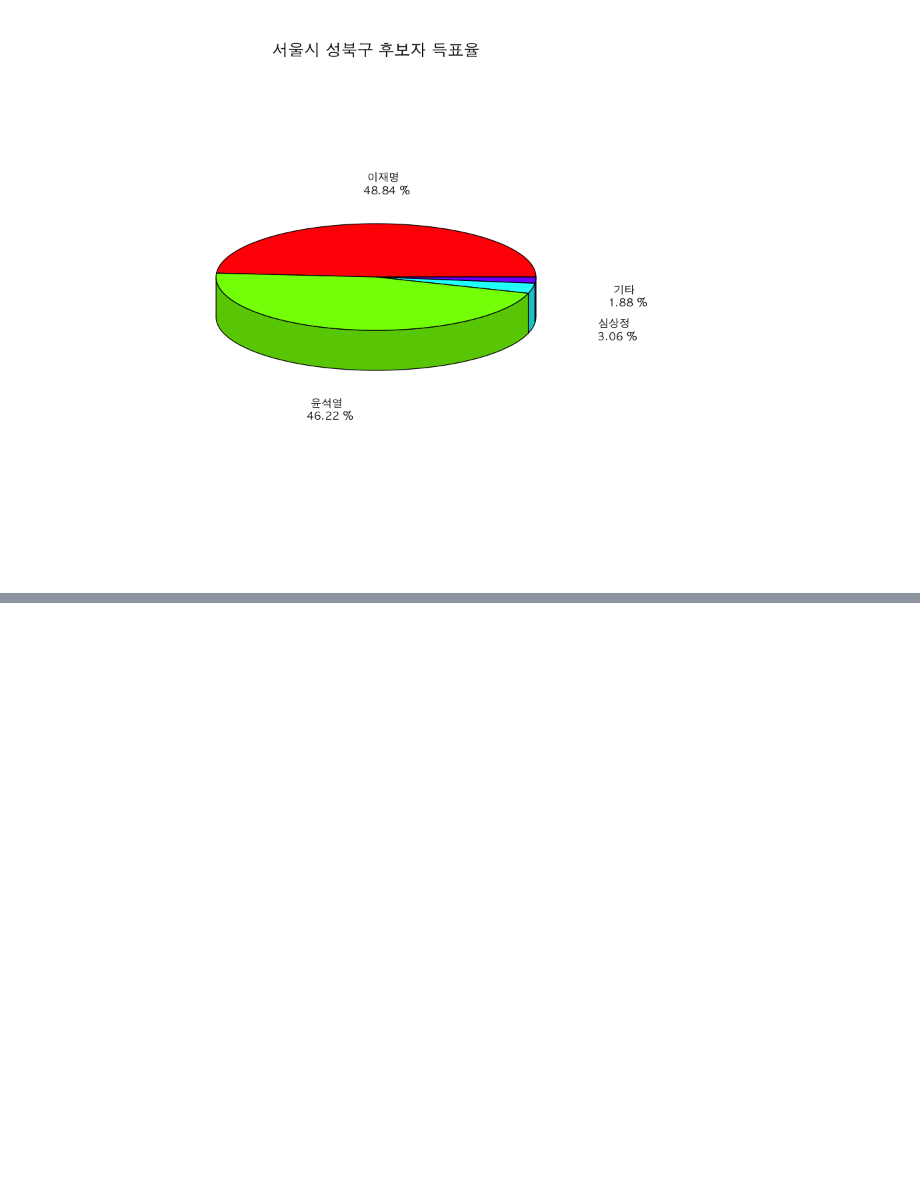
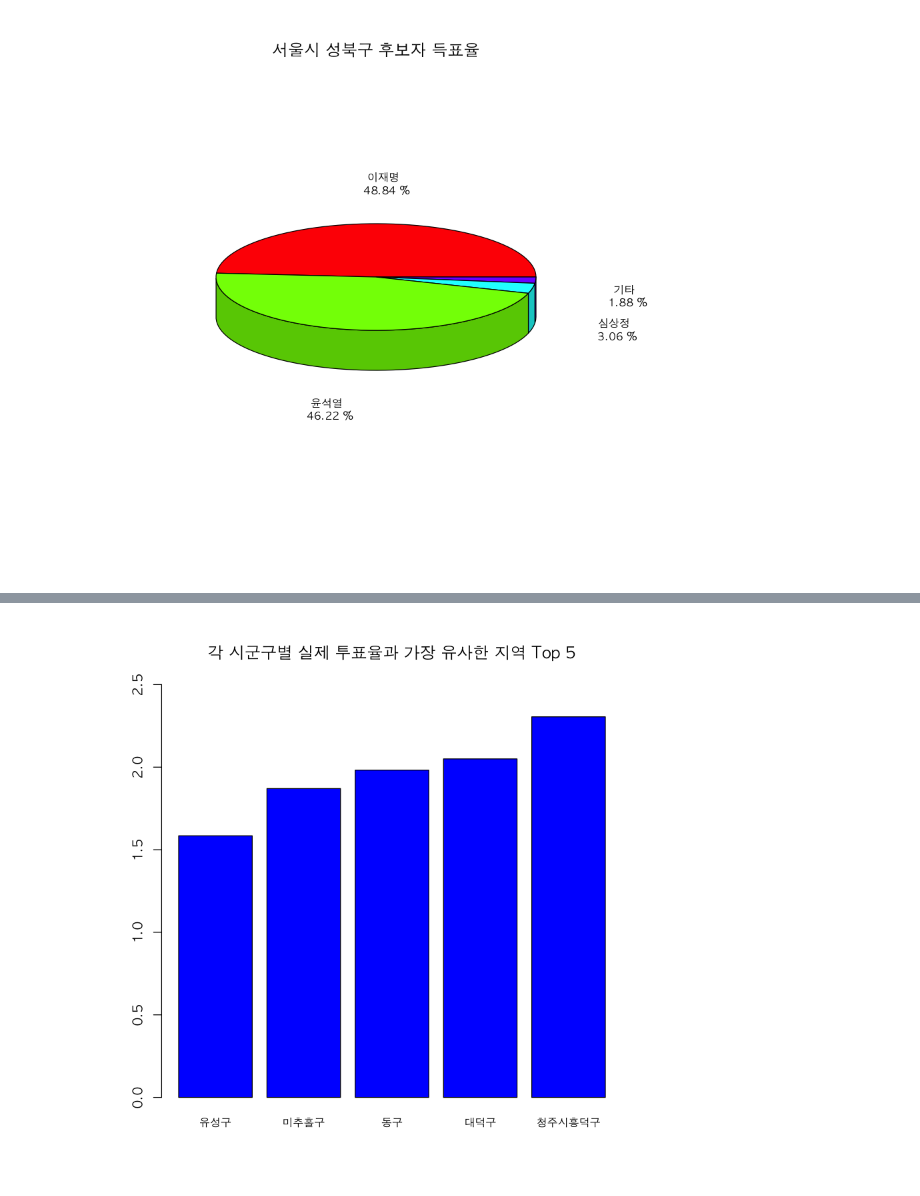
Before and after one commit to naddda0813/Rbase, a Jupyter notebook: 10.20대_대선자료 시각화.ipynb, the cells around one changed output, grey strips where cells are left out. Saved outputs shown, nothing was run; the diff lists cells and outputs as text; code cells hidden in the pictures; blank space fills up the shorter version.

```diff
--- a/10.20대_대선자료 시각화.ipynb
+++ b/10.20대_대선자료 시각화.ipynb
@@ -336,0 +515,18 @@ pie3D(electionSB2,
+# %%
+# 데이터 프레임 만들기
+투표율 <- election[,5:7]/ election[,4] * 100              #오차 때문에 반올림 하지 않기
+vote <- cbind(시군구=election$시군구,투표율)
+# 실제 득표율 벡터 생성
+실제득표율 <- c(47.83, 48.56 , 2.37)
+# 각 후보의 오차가 1이면서 윤석열이 이재명 득표율 이상인 것만 만들기
+이재명ratio <- (abs(vote[,2] - 실제득표율[1]) < 1)
+윤석열ratio <- (abs(vote[,3] - 실제득표율[2]) < 1)
+심상정ratio <-(abs(vote[,4] - 실제득표율[3]) < 1)
+윤석열2ratio <- (vote[,2]  < vote[,3])
+# 동시에 만족해야 하므로 &(and 조건)
+vote <- vote[((이재명ratio) & (윤석열ratio ) & (심상정ratio) & (윤석열2ratio)) ,]
+#오차의 합, 제일 적은 순이므로 오름차순
+vote$오차 <- abs(실제득표율[1] - vote$이재명) + abs(실제득표율[2] - vote$윤석열) + abs(실제득표율[3] - vote$심상정)
+#오차가 제일 적은순이므로 오름차순 정리
+vote<- arrange(vote,(오차))
+vote
@@ -336,0 +540,11 @@ pie3D(electionSB2,
+# %%
+par(family='AppleGothic', bg='white')
+barplot(vote$오차,
+        main = "각 시군구별 실제 투표율과 가장 유사한 지역 Top 5",
+        ylim = c(0,2.5),
+        names = vote$시군구,
+        cex.names = 0.8,
+        col = 'blue'
+)
+# %% [output]
+[figure, added]
```
Also changed, not shown: parts of 23 cells of this notebook, 1 other file.
